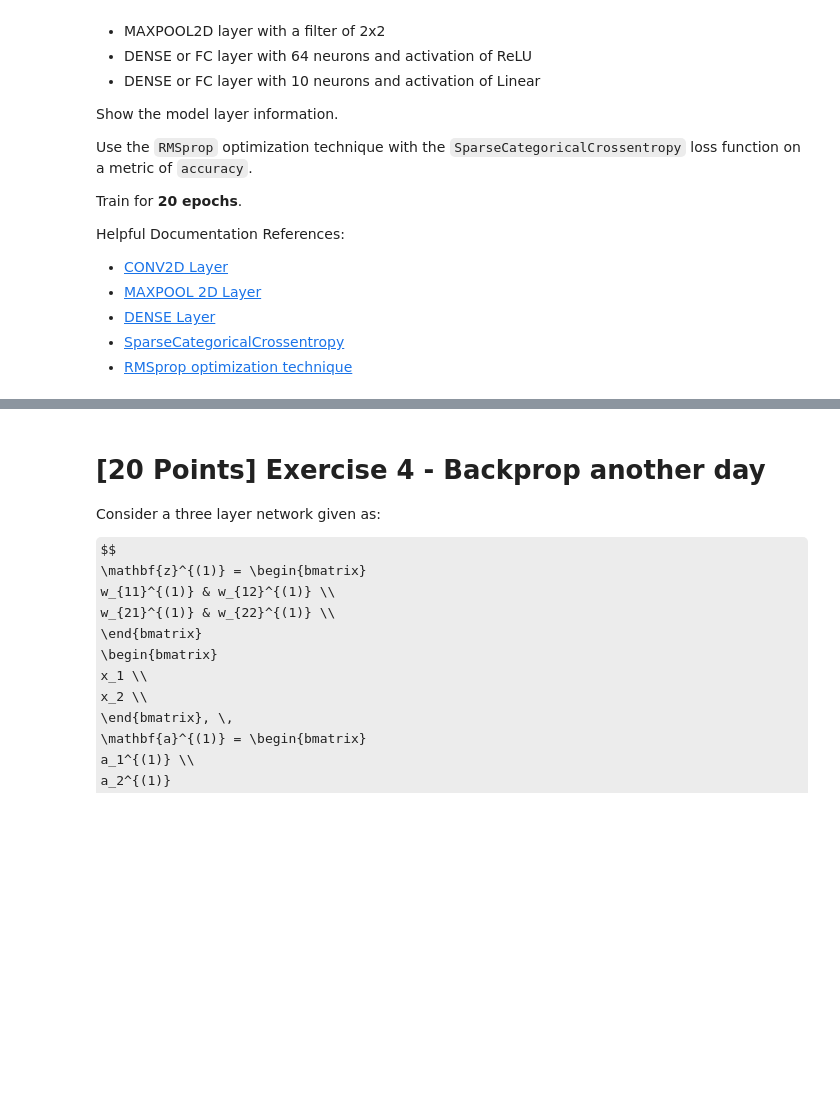
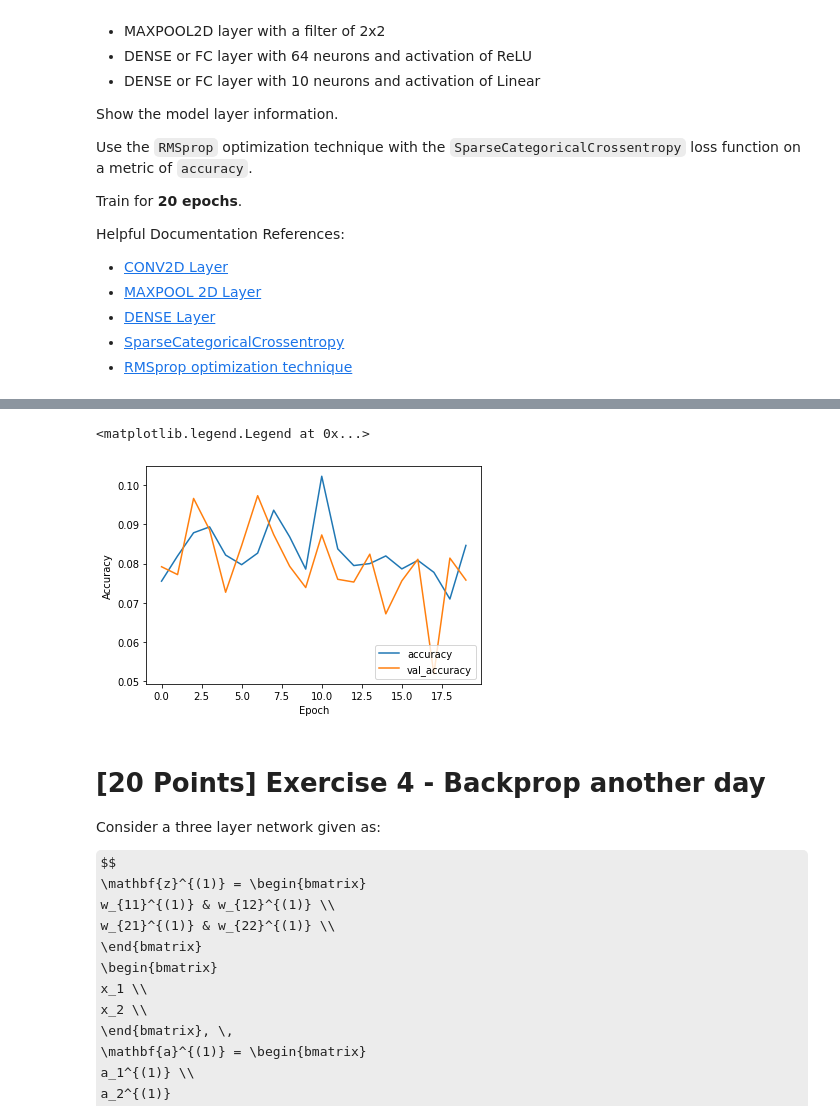
Before and after one commit to icarusoars/STAT430---Deep-Learning, a Jupyter notebook: HW5/hw05-jingtao2.ipynb, the cells around one changed output, grey strips where cells are left out. Cells and saved outputs as stored; diff of their text form; code cells hidden in the pictures; some formulas as TeX source; blank space fills up the shorter version.

```diff
--- a/HW5/hw05-jingtao2.ipynb
+++ b/HW5/hw05-jingtao2.ipynb
@@ -419,0 +455,17 @@ Helpful Documentation References:
+# %%
+# code here ...
+from keras import models, layers
+
+model = models.Sequential([
+    layers.Conv2D(filters = 16, kernel_size = (3,3), activation = "relu",
+                  input_shape = (32,32,3)),
+    layers.MaxPooling2D(pool_size = (2,2)),
+    layers.Conv2D(filters = 32, kernel_size = (3,3), activation = "tanh"),
+    layers.MaxPooling2D(pool_size = (2,2)),
+    layers.Conv2D(filters = 64, kernel_size = (3,3), activation = "tanh"),
+    layers.MaxPooling2D(pool_size = (2,2)),
+    layers.Flatten(),
+    layers.Dense(64, activation = 'relu'),
+    layers.Dense(10)
+])
+model.summary()
@@ -420,11 +490,24 @@ Helpful Documentation References:
+# %%
+from tensorflow.keras import optimizers
+from tensorflow.keras import losses
+model.compile(
+    optimizer = optimizers.RMSprop(learning_rate=1e-4),
+    loss = losses.SparseCategoricalCrossentropy(),
+    metrics = ['accuracy']
+)
+
+model_trained = model.fit(x_train, y_train, epochs = 20, batch_size = 10000, validation_split=0.2)
 # %%
 # Graph the model's performance here
 plt.plot(model_trained.history['accuracy'], label='accuracy')
 plt.plot(model_trained.history['val_accuracy'], label = 'val_accuracy')
 plt.xlabel('Epoch')
 plt.ylabel('Accuracy')
-plt.ylim([0.5, 1])
+# plt.ylim([0.5, 1])
 plt.legend(loc='lower right')
+# %% [output]
+<matplotlib.legend.Legend at 0x...>
+[figure, added]
 # %% [markdown]
 # [20 Points] Exercise 4 - Backprop another day
 
```
Also changed, not shown: parts of 12 cells of this notebook.
